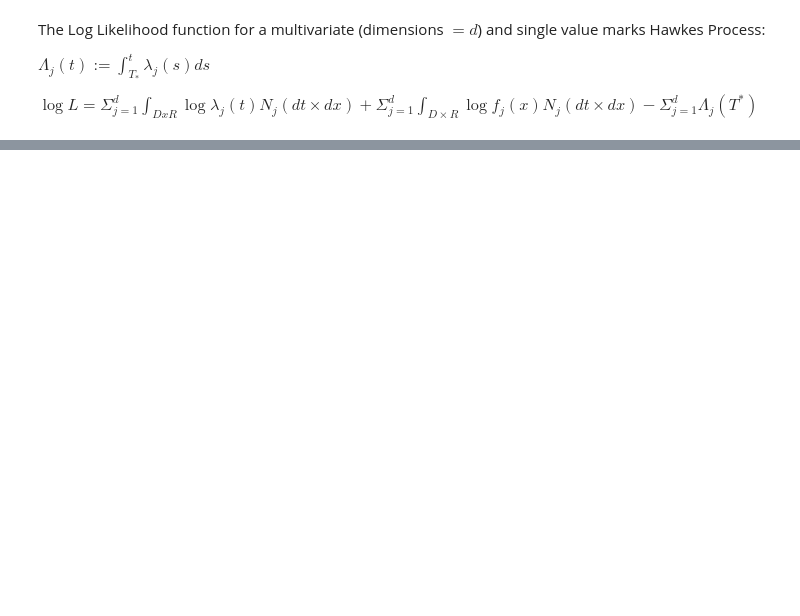
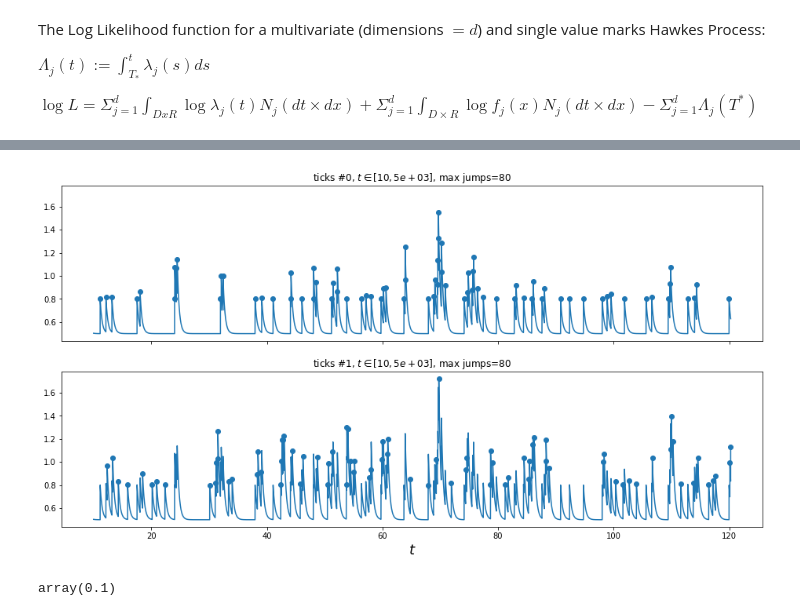
Before and after one commit to irrationomical/OOTM-Option-Pricing-with-Power-Laws-and-News, a Jupyter notebook: HawkesProcess.ipynb, the cells around one changed output, grey strips where cells are left out. Saved outputs shown, nothing was run; the diff lists cells and outputs as text; code cells hidden in the pictures; blank space fills up the shorter version.

Commit message:
Exploring tick.hawkes for simulation

```diff
--- a/HawkesProcess.ipynb
+++ b/HawkesProcess.ipynb
@@ -876,0 +898,26 @@ b1 = 0.9974415824703077 b2 = 0.6292836267928118 dirac = 0.7194017377194862
+# %%
+from tick.hawkes import SimuHawkesExpKernels
+from tick.plot import plot_point_process
+
+n_nodes = 2  # dimension of the Hawkes process
+adjacency = .1 * np.ones((n_nodes, n_nodes))
+adjacency[0, 1] = 0
+decays = 3 * np.ones((n_nodes, n_nodes))
+baseline = 0.5 * np.ones(n_nodes)
+hawkes = SimuHawkesExpKernels(adjacency=adjacency, decays=decays,
+                              baseline=baseline, verbose=False, seed=2398)
+
+run_time = 5000
+hawkes.end_time = run_time
+dt = 0.01
+hawkes.track_intensity(dt)
+hawkes.simulate()
+
+fig, ax = plt.subplots(n_nodes, 1, figsize=(16, 8), sharex=True, sharey=True)
+plot_point_process(hawkes, n_points=50000, t_min=10, max_jumps=80, ax=ax)
+# %% [output]
+[figure, added]
+# %%
+hawkes.spectral_radius()
+# %% [output]
+array(0.1)
```
Also changed, not shown: parts of 20 cells of this notebook.
